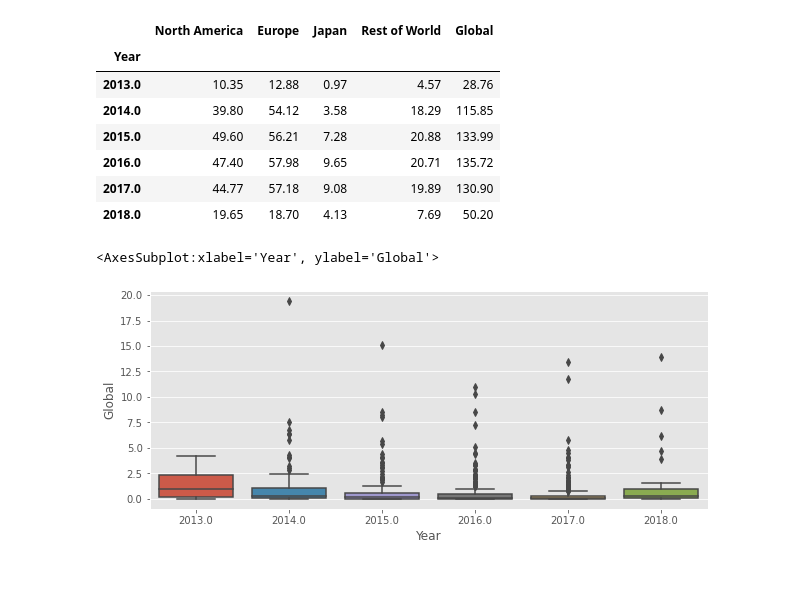
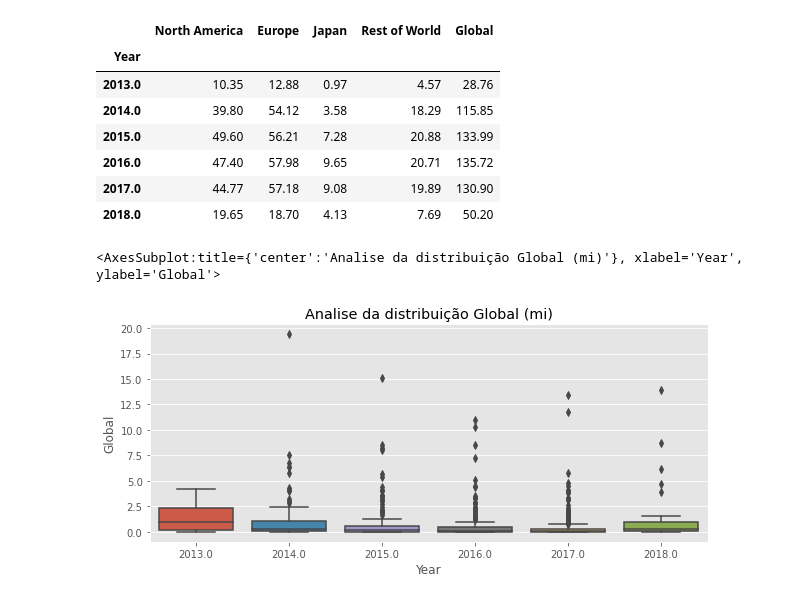
Before and after one commit to Jose-Nonato/DataAnalitcs, a Jupyter notebook: CaseGames/main.ipynb, the cells around one changed output. Drawn from its saved outputs; the diff is of its cells as text; code cells hidden in the pictures.

```diff
--- a/CaseGames/main.ipynb
+++ b/CaseGames/main.ipynb
@@ -99,7 +99,8 @@ base_dados.groupby(by=['Year']).sum()
 | 2018.0 | 19.65 | 18.70 | 4.13 | 7.69 | 50.20 |
 # %%
 plt.figure(figsize=(10, 4)) # Tamanho
+plt.title('Analise da distribuição Global (mi)')
 sns.boxplot(data=base_dados, x='Year', y='Global')
 # %% [output]
-<AxesSubplot:xlabel='Year', ylabel='Global'>
+<AxesSubplot:title={'center':'Analise da distribuição Global (mi)'}, xlabel='Year', ylabel='Global'>
-[figure, old version]
+[figure, new version]
```
Also changed, not shown: parts of 12 cells of this notebook, 3 other files.
